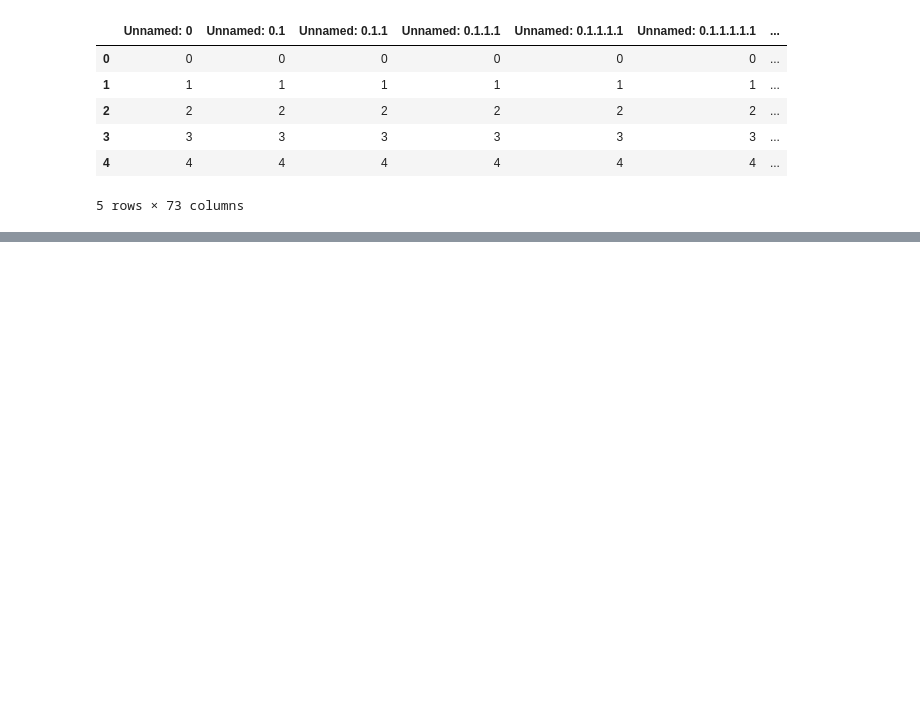
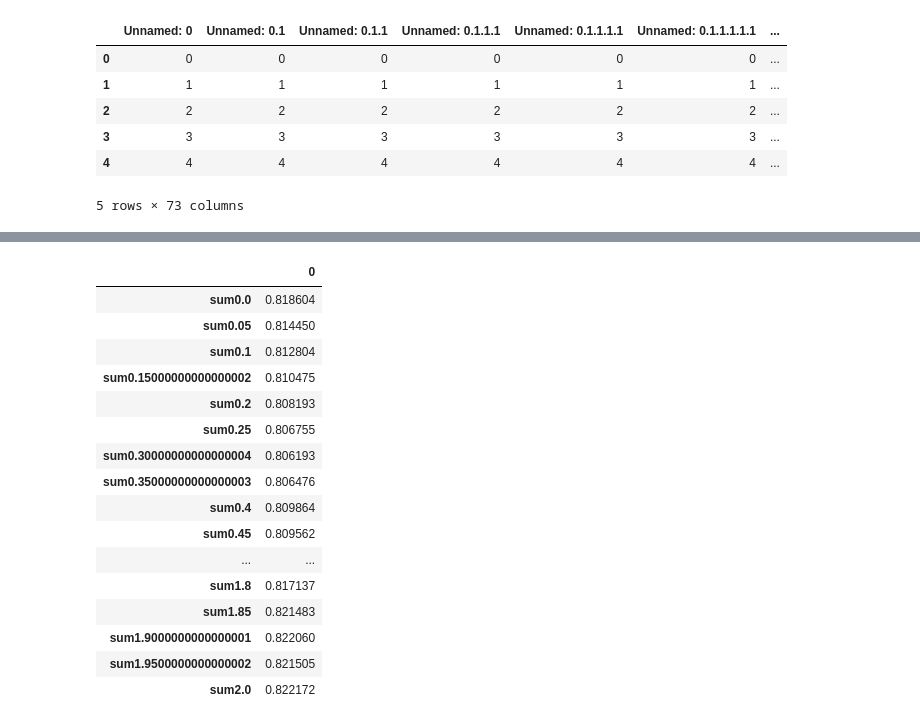
Before and after one commit to dk2n16/viirs, a Jupyter notebook: src/threshold_correlation.ipynb, the cells around one changed output, grey strips where cells are left out. Cells and saved outputs as stored; diff of their text form; code cells hidden in the pictures; blank space fills up the shorter version.

```diff
--- a/src/threshold_correlation.ipynb
+++ b/src/threshold_correlation.ipynb
@@ -55,0 +64,20 @@ for column in sums:
+# %%
+df_sums
+# %% [output]
+|  | 0 |
+| sum0.0 | 0.818604 |
+| sum0.05 | 0.814450 |
+| sum0.1 | 0.812804 |
+| sum0.15000000000000002 | 0.810475 |
+| sum0.2 | 0.808193 |
+| sum0.25 | 0.806755 |
+| sum0.30000000000000004 | 0.806193 |
+| sum0.35000000000000003 | 0.806476 |
+| sum0.4 | 0.809864 |
+| sum0.45 | 0.809562 |
+| ... | ... |
+| sum1.8 | 0.817137 |
+| sum1.85 | 0.821483 |
+| sum1.9000000000000001 | 0.822060 |
+| sum1.9500000000000002 | 0.821505 |
+| sum2.0 | 0.822172 |
```
Also changed, not shown: parts of 2 cells of this notebook, 1 other file.
